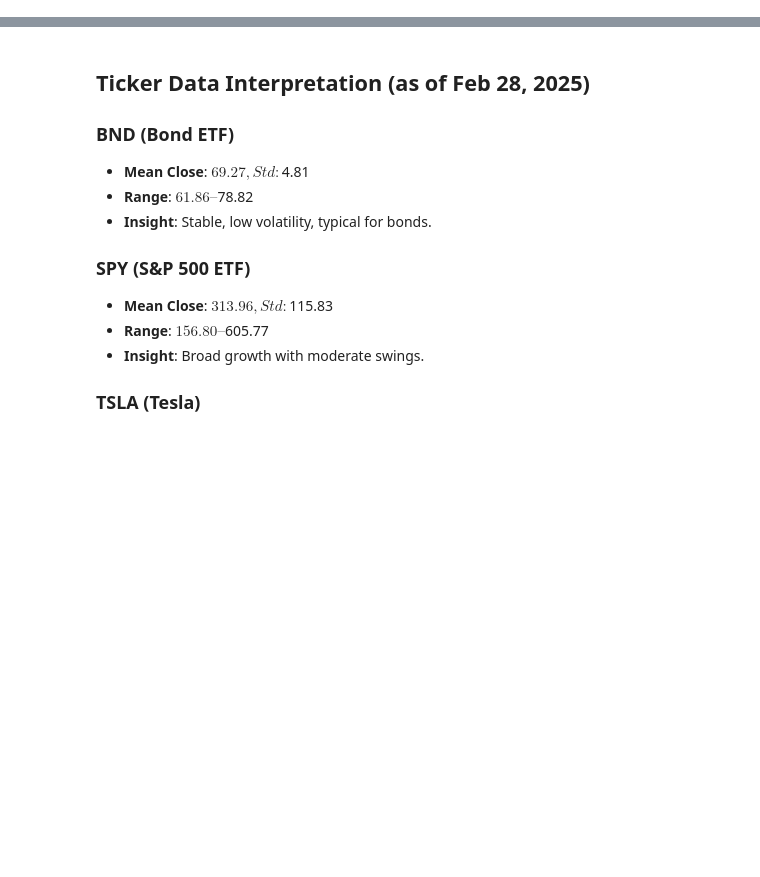
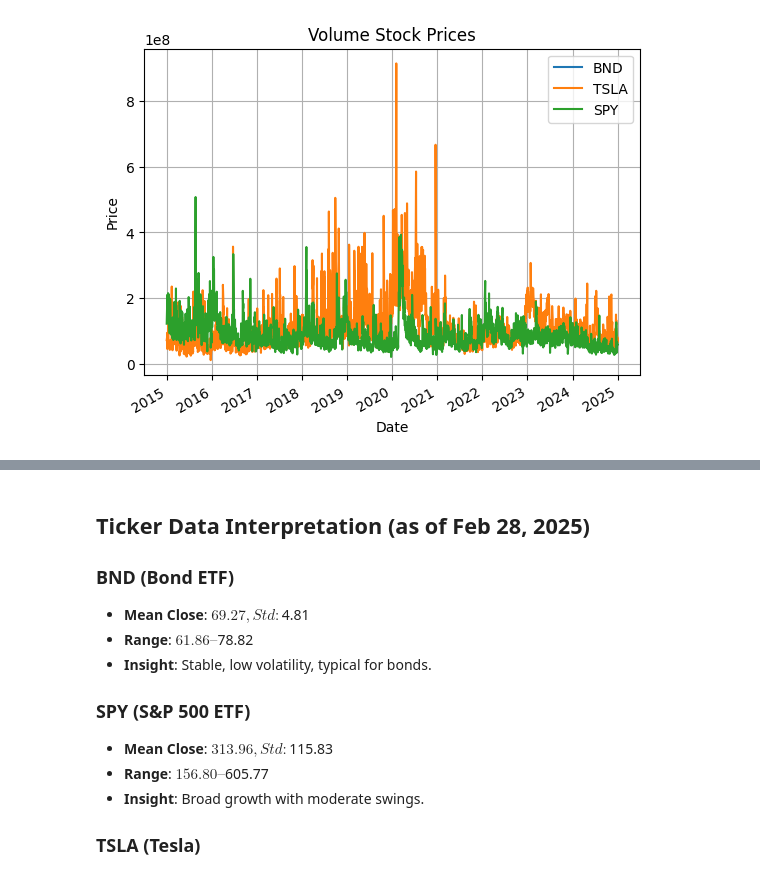
Before and after one commit to obig20/Time-Series-Forecasting_new, a Jupyter notebook: Time_series.ipynb, the cells around one changed output, grey strips where cells are left out. Drawn from its saved outputs; the diff is of its cells as text; code cells hidden in the pictures; blank space fills up the shorter version.

```diff
--- a/Time_series.ipynb
+++ b/Time_series.ipynb
@@ -52,3 +68,14 @@ dtype: int64
+# %%
+data.Volume.BND.plot()
+data.Volume.TSLA.plot()
+data.Volume.SPY.plot()
+plt.title("Volume Stock Prices")
+plt.ylabel("Price")
+plt.xlabel("Date")
+plt.legend(['BND', 'TSLA', 'SPY'])
+plt.grid()
+# %% [output]
+[figure, added]
 # %%
 # Forward-fill missing values (common approach for financial data)
 data_clean = data.ffill().dropna()
```
Also changed, not shown: parts of 33 cells of this notebook, 30 other files.
